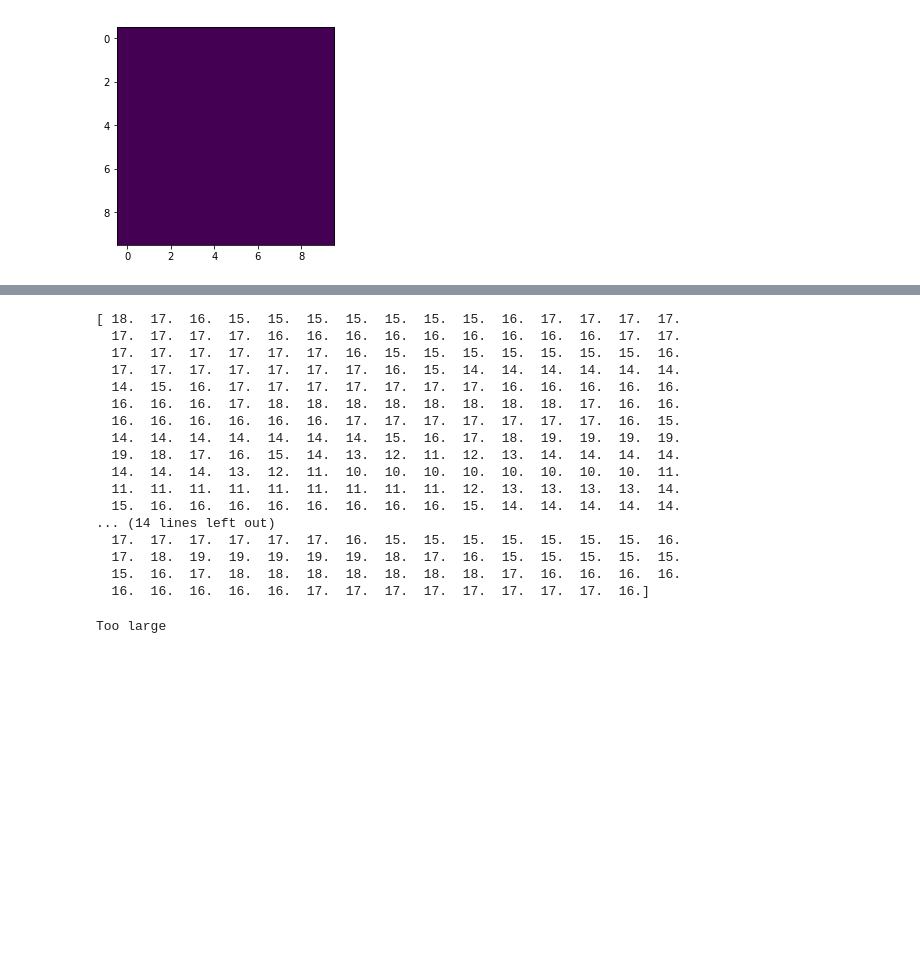
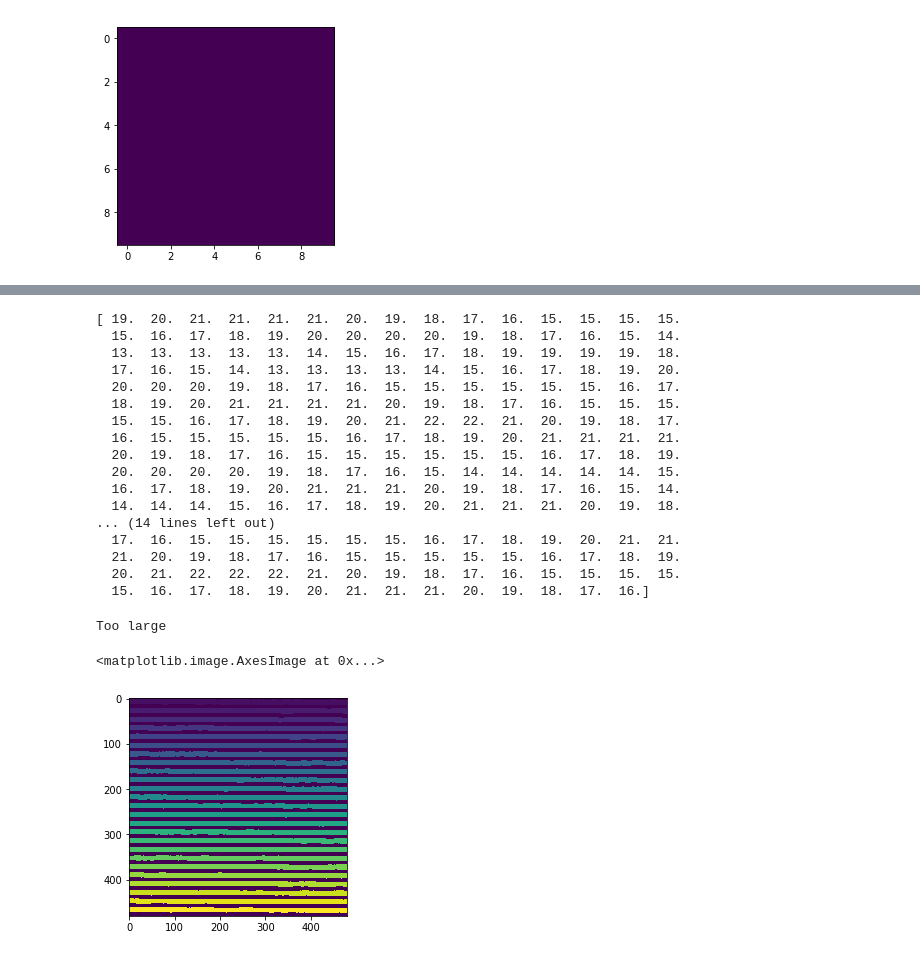
Before and after one commit to aurorlhc/Defect_binning, a Jupyter notebook: OpenCV_Image_Processing.ipynb, the cells around one changed output, grey strips where cells are left out. Saved outputs shown, nothing was run; the diff lists cells and outputs as text; code cells hidden in the pictures; blank space fills up the shorter version.

```diff
--- a/OpenCV_Image_Processing.ipynb
+++ b/OpenCV_Image_Processing.ipynb
@@ -423,23 +424,23 @@ np.median(f)
 # %%
-print(f[:,130])
+print(f[:,228])
 # %% [output]
-[ 18.  17.  16.  15.  15.  15.  15.  15.  15.  15.  16.  17.  17.  17.  17.
-  17.  17.  17.  17.  16.  16.  16.  16.  16.  16.  16.  16.  16.  17.  17.
-  17.  17.  17.  17.  17.  17.  16.  15.  15.  15.  15.  15.  15.  15.  16.
-  17.  17.  17.  17.  17.  17.  17.  16.  15.  14.  14.  14.  14.  14.  14.
-  14.  15.  16.  17.  17.  17.  17.  17.  17.  17.  16.  16.  16.  16.  16.
-  16.  16.  16.  17.  18.  18.  18.  18.  18.  18.  18.  18.  17.  16.  16.
-  16.  16.  16.  16.  16.  16.  17.  17.  17.  17.  17.  17.  17.  16.  15.
-  14.  14.  14.  14.  14.  14.  14.  15.  16.  17.  18.  19.  19.  19.  19.
-  19.  18.  17.  16.  15.  14.  13.  12.  11.  12.  13.  14.  14.  14.  14.
-  14.  14.  14.  13.  12.  11.  10.  10.  10.  10.  10.  10.  10.  10.  11.
-  11.  11.  11.  11.  11.  11.  11.  11.  11.  12.  13.  13.  13.  13.  14.
-  15.  16.  16.  16.  16.  16.  16.  16.  16.  15.  14.  14.  14.  14.  14.
+[ 19.  20.  21.  21.  21.  21.  20.  19.  18.  17.  16.  15.  15.  15.  15.
+  15.  16.  17.  18.  19.  20.  20.  20.  20.  19.  18.  17.  16.  15.  14.
+  13.  13.  13.  13.  13.  14.  15.  16.  17.  18.  19.  19.  19.  19.  18.
+  17.  16.  15.  14.  13.  13.  13.  13.  14.  15.  16.  17.  18.  19.  20.
+  20.  20.  20.  19.  18.  17.  16.  15.  15.  15.  15.  15.  15.  16.  17.
+  18.  19.  20.  21.  21.  21.  21.  20.  19.  18.  17.  16.  15.  15.  15.
+  15.  15.  16.  17.  18.  19.  20.  21.  22.  22.  21.  20.  19.  18.  17.
+  16.  15.  15.  15.  15.  15.  16.  17.  18.  19.  20.  21.  21.  21.  21.
+  20.  19.  18.  17.  16.  15.  15.  15.  15.  15.  15.  16.  17.  18.  19.
+  20.  20.  20.  20.  19.  18.  17.  16.  15.  14.  14.  14.  14.  14.  15.
+  16.  17.  18.  19.  20.  21.  21.  21.  20.  19.  18.  17.  16.  15.  14.
+  14.  14.  14.  15.  16.  17.  18.  19.  20.  21.  21.  21.  20.  19.  18.
 ... (14 lines left out)
-  17.  17.  17.  17.  17.  17.  16.  15.  15.  15.  15.  15.  15.  15.  16.
-  17.  18.  19.  19.  19.  19.  19.  18.  17.  16.  15.  15.  15.  15.  15.
-  15.  16.  17.  18.  18.  18.  18.  18.  18.  18.  17.  16.  16.  16.  16.
-  16.  16.  16.  16.  16.  17.  17.  17.  17.  17.  17.  17.  17.  16.]
+  17.  16.  15.  15.  15.  15.  15.  15.  16.  17.  18.  19.  20.  21.  21.
+  21.  20.  19.  18.  17.  16.  15.  15.  15.  15.  15.  16.  17.  18.  19.
+  20.  21.  22.  22.  22.  21.  20.  19.  18.  17.  16.  15.  15.  15.  15.
+  15.  16.  17.  18.  19.  20.  21.  21.  21.  20.  19.  18.  17.  16.]
 # %%
 a = [5,6,7,11]
 if np.min(a) > 4 and np.max(a) < 10:
@@ -450,3 +451,10 @@ elif np.max(a)>=10:
     print('Too large')
 # %% [output]
 Too large
+# %%
+labels = measure.label(thresh3, background=0)
+# %%
+plt.imshow(labels)
+# %% [output]
+<matplotlib.image.AxesImage at 0x...>
+[figure, added]
```
Also changed, not shown: parts of 13 cells of this notebook.
